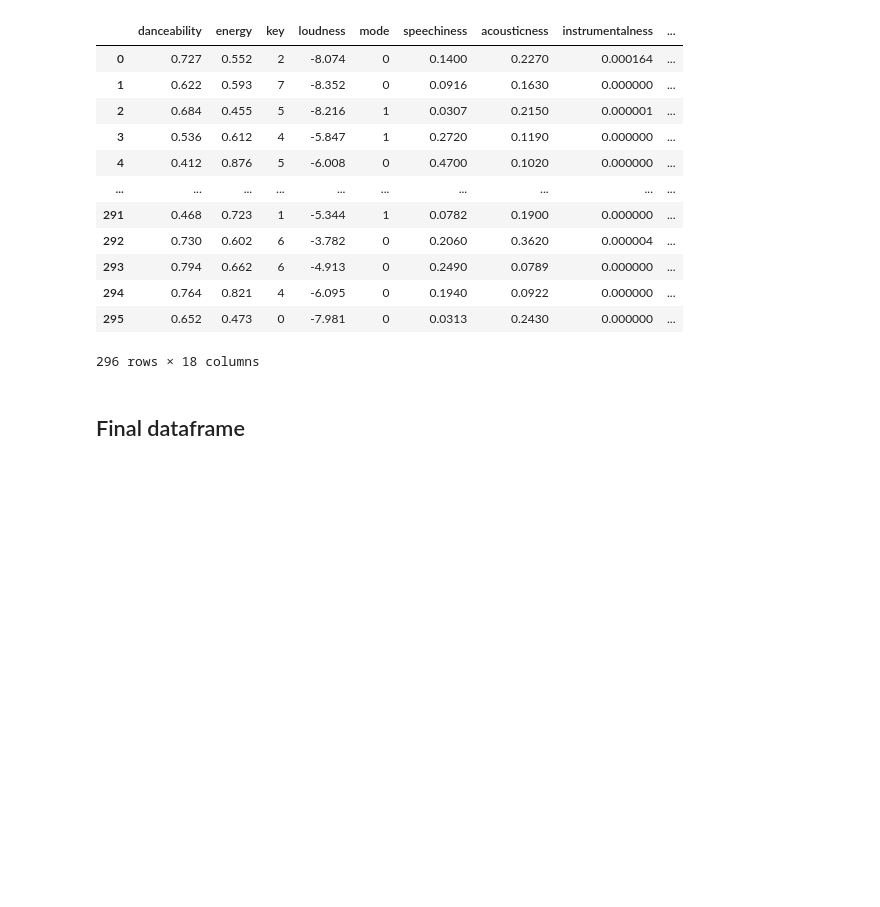
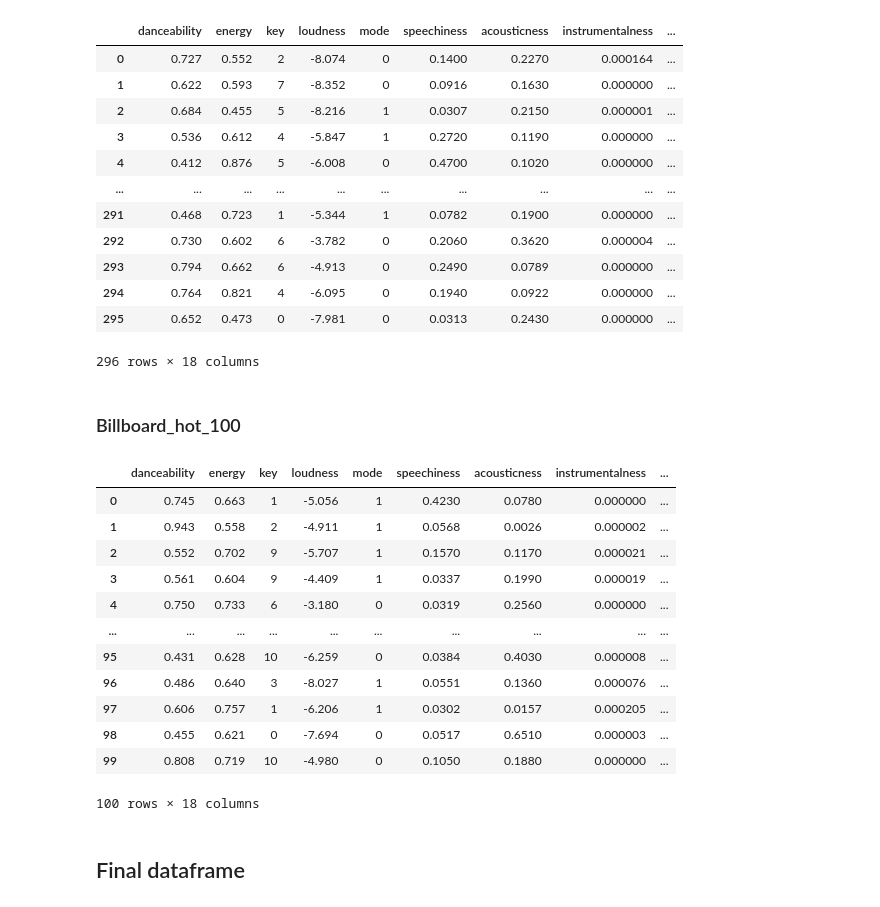
Before and after one commit to JKenny333/song_recomender, a Jupyter notebook: notebooks/song_database_creation.ipynb, the cells around one changed output. Drawn from its saved outputs; the diff is of its cells as text; code cells hidden in the pictures; blank space fills up the shorter version.

```diff
--- a/notebooks/song_database_creation.ipynb
+++ b/notebooks/song_database_creation.ipynb
@@ -506,3 +504,24 @@ r_and_b_throwbacks_af_df
 # %%
 #export to csv
 r_and_b_throwbacks_af_df.to_csv("../data/r_and_b_throwbacks_af.csv")
+# %% [markdown]
+### Billboard_hot_100
+# %%
+billboard_hot_100_playlist_id = "6UeSakyzhiEt4NB3UAd6NQ"
+billboard_hot_100_username = "billboard.com"
+billboard_hot_100_af_df = playlist_audio_features(billboard_hot_100_username,billboard_hot_100_playlist_id)
+billboard_hot_100_af_df
+# %% [output]
+|  | danceability | energy | key | loudness | mode | speechiness | acousticness | instrumentalness | ... |
+| 0 | 0.745 | 0.663 | 1 | -5.056 | 1 | 0.4230 | 0.0780 | 0.000000 | ... |
+| 1 | 0.943 | 0.558 | 2 | -4.911 | 1 | 0.0568 | 0.0026 | 0.000002 | ... |
+| 2 | 0.552 | 0.702 | 9 | -5.707 | 1 | 0.1570 | 0.1170 | 0.000021 | ... |
+| 3 | 0.561 | 0.604 | 9 | -4.409 | 1 | 0.0337 | 0.1990 | 0.000019 | ... |
+| 4 | 0.750 | 0.733 | 6 | -3.180 | 0 | 0.0319 | 0.2560 | 0.000000 | ... |
+| ... | ... | ... | ... | ... | ... | ... | ... | ... | ... |
+| 95 | 0.431 | 0.628 | 10 | -6.259 | 0 | 0.0384 | 0.4030 | 0.000008 | ... |
+| 96 | 0.486 | 0.640 | 3 | -8.027 | 1 | 0.0551 | 0.1360 | 0.000076 | ... |
+| 97 | 0.606 | 0.757 | 1 | -6.206 | 1 | 0.0302 | 0.0157 | 0.000205 | ... |
+| 98 | 0.455 | 0.621 | 0 | -7.694 | 0 | 0.0517 | 0.6510 | 0.000003 | ... |
+| 99 | 0.808 | 0.719 | 10 | -4.980 | 0 | 0.1050 | 0.1880 | 0.000000 | ... |
+100 rows × 18 columns
```
Also changed, not shown: parts of 4 cells of this notebook, 8 other files.
